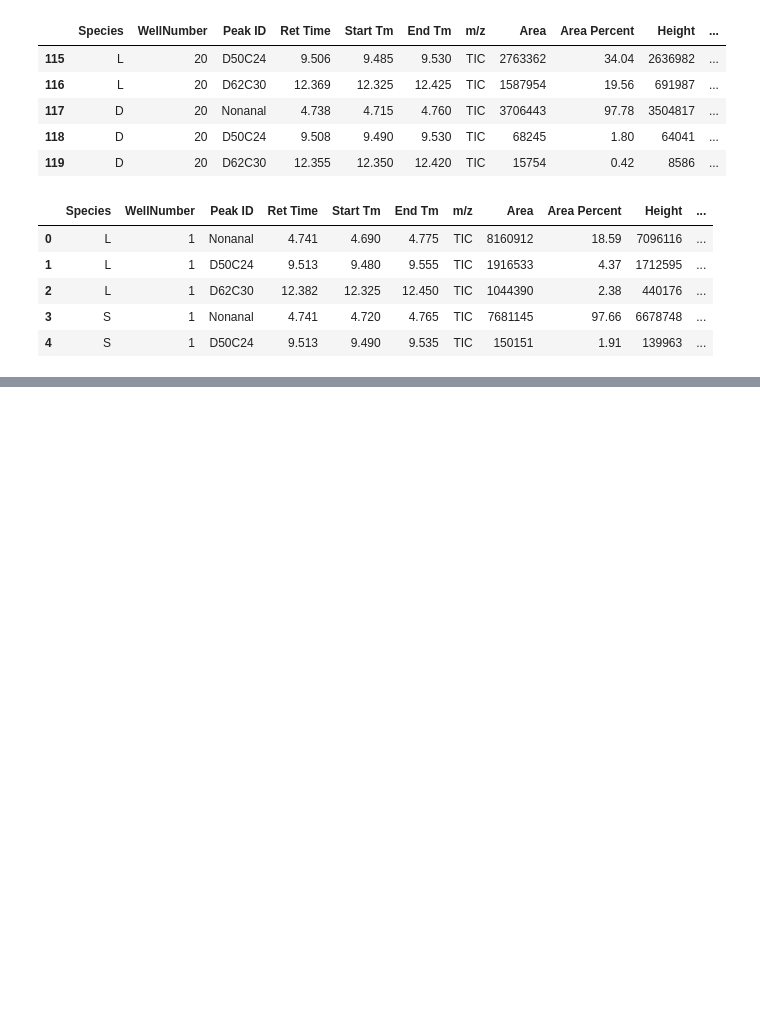
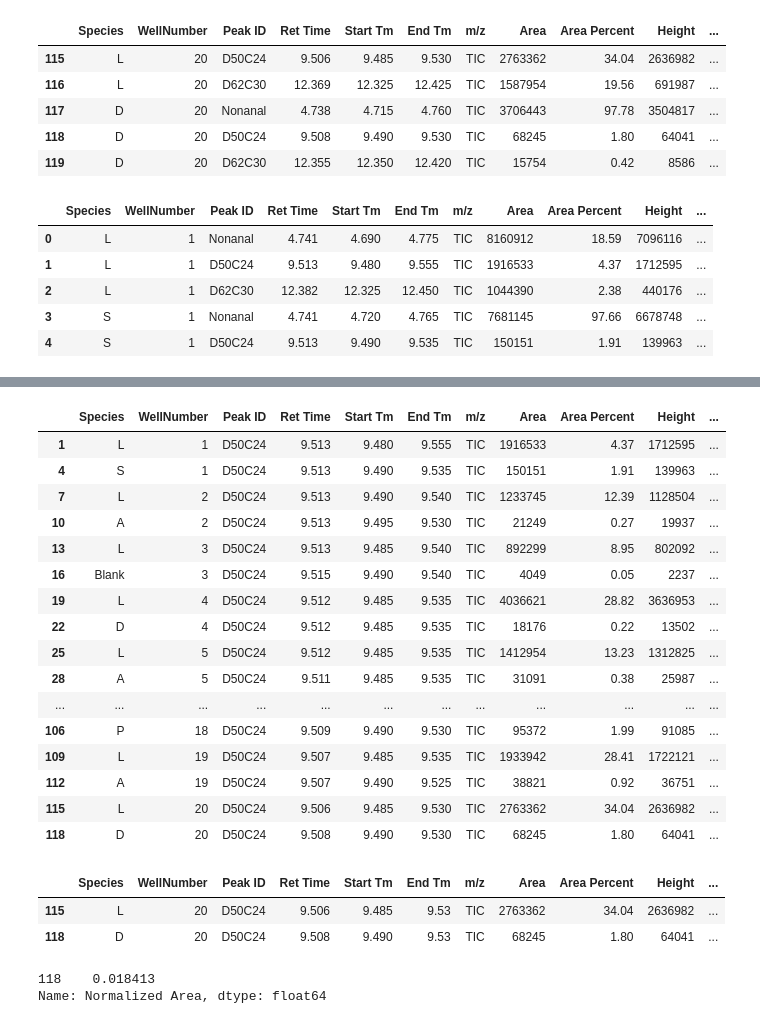
Before and after one commit to Tomnaragon/DCHC_transfer_Experiment, a Jupyter notebook: 190730_DCHC_transfer_analysis.ipynb, the cells around one changed output, grey strips where cells are left out. Drawn from its saved outputs; the diff is of its cells as text; code cells hidden in the pictures; blank space fills up the shorter version.

```diff
--- a/190730_DCHC_transfer_analysis.ipynb
+++ b/190730_DCHC_transfer_analysis.ipynb
@@ -16,8 +16,8 @@ bokeh.io.output_notebook()
 Loading BokehJS ...
 [interactive output not drawn]
 # %%
-df = pd.read_excel('073019_Deuterium_Transfer_Peak_Areas.xlsx')
-df2 = pd.read_excel('073019_Deuterium_Transfer_Peak_Areas.xlsx')
+df = pd.read_excel('190730_Deuterium_Transfer_Peak_Areas.xlsx')
+df2 = pd.read_excel('190730_Deuterium_Transfer_Peak_Areas.xlsx')
 # %%
 df.tail()
 # %% [output]
@@ -315,0 +361,31 @@ bokeh.io.show(p)
+# %%
+df_C24
+# %% [output]
+|  | Species | WellNumber | Peak ID | Ret Time | Start Tm | End Tm | m/z | Area | Area Percent | Height | ... |
+| 1 | L | 1 | D50C24 | 9.513 | 9.480 | 9.555 | TIC | 1916533 | 4.37 | 1712595 | ... |
+| 4 | S | 1 | D50C24 | 9.513 | 9.490 | 9.535 | TIC | 150151 | 1.91 | 139963 | ... |
+| 7 | L | 2 | D50C24 | 9.513 | 9.490 | 9.540 | TIC | 1233745 | 12.39 | 1128504 | ... |
+| 10 | A | 2 | D50C24 | 9.513 | 9.495 | 9.530 | TIC | 21249 | 0.27 | 19937 | ... |
+| 13 | L | 3 | D50C24 | 9.513 | 9.485 | 9.540 | TIC | 892299 | 8.95 | 802092 | ... |
+| 16 | Blank | 3 | D50C24 | 9.515 | 9.490 | 9.540 | TIC | 4049 | 0.05 | 2237 | ... |
+| 19 | L | 4 | D50C24 | 9.512 | 9.485 | 9.535 | TIC | 4036621 | 28.82 | 3636953 | ... |
+| 22 | D | 4 | D50C24 | 9.512 | 9.485 | 9.535 | TIC | 18176 | 0.22 | 13502 | ... |
+| 25 | L | 5 | D50C24 | 9.512 | 9.485 | 9.535 | TIC | 1412954 | 13.23 | 1312825 | ... |
+| 28 | A | 5 | D50C24 | 9.511 | 9.485 | 9.535 | TIC | 31091 | 0.38 | 25987 | ... |
+| ... | ... | ... | ... | ... | ... | ... | ... | ... | ... | ... | ... |
+| 106 | P | 18 | D50C24 | 9.509 | 9.490 | 9.530 | TIC | 95372 | 1.99 | 91085 | ... |
+| 109 | L | 19 | D50C24 | 9.507 | 9.485 | 9.535 | TIC | 1933942 | 28.41 | 1722121 | ... |
+| 112 | A | 19 | D50C24 | 9.507 | 9.490 | 9.525 | TIC | 38821 | 0.92 | 36751 | ... |
+| 115 | L | 20 | D50C24 | 9.506 | 9.485 | 9.530 | TIC | 2763362 | 34.04 | 2636982 | ... |
+| 118 | D | 20 | D50C24 | 9.508 | 9.490 | 9.530 | TIC | 68245 | 1.80 | 64041 | ... |
+# %%
+curSample
+# %% [output]
+|  | Species | WellNumber | Peak ID | Ret Time | Start Tm | End Tm | m/z | Area | Area Percent | Height | ... |
+| 115 | L | 20 | D50C24 | 9.506 | 9.485 | 9.53 | TIC | 2763362 | 34.04 | 2636982 | ... |
+| 118 | D | 20 | D50C24 | 9.508 | 9.490 | 9.53 | TIC | 68245 | 1.80 | 64041 | ... |
+# %%
+curSample['Normalized Area'].loc[curSample['Species']=='D']
+# %% [output]
+118    0.018413
+Name: Normalized Area, dtype: float64
```
Also changed, not shown: parts of 3 cells of this notebook, 4 other files.
